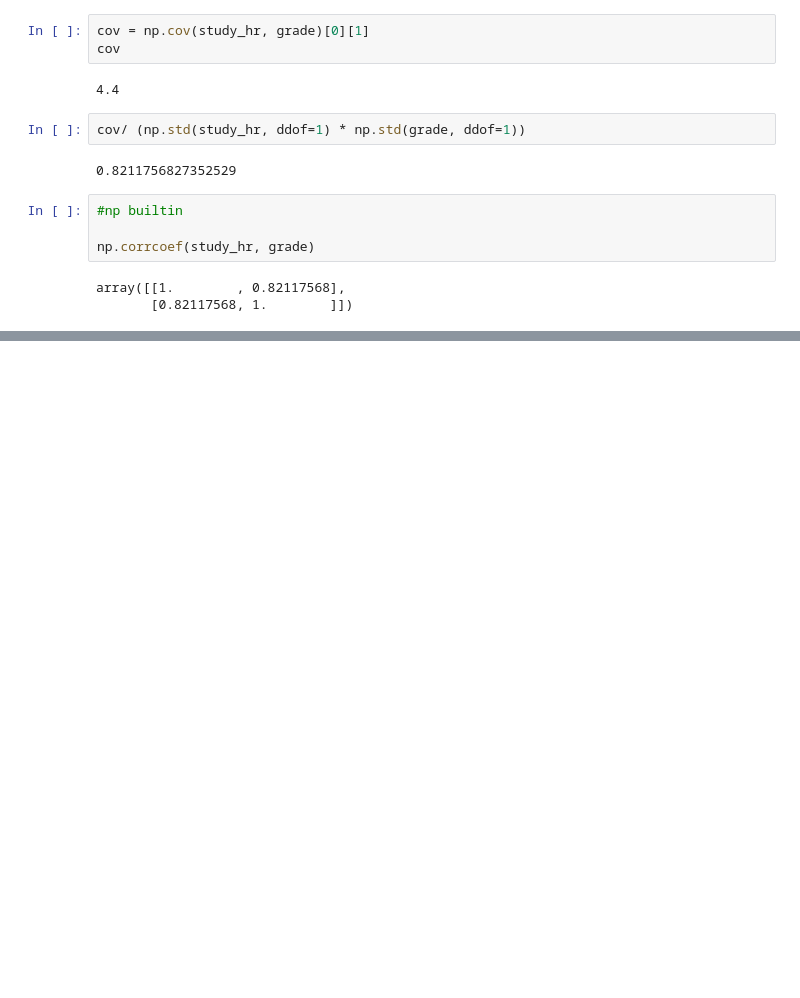
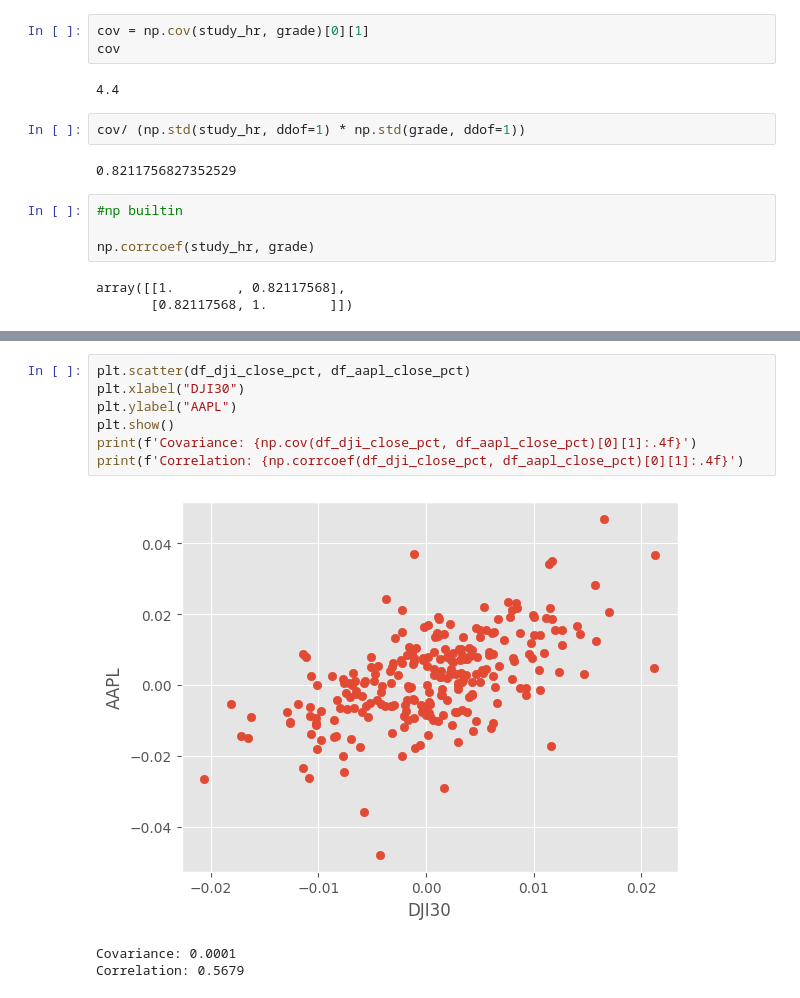
Before and after one commit to astrrr/quant-lab, a Jupyter notebook: lab_py_fin_covariance_correlation.ipynb, the cells around one changed output, grey strips where cells are left out. Saved outputs shown, nothing was run; the diff lists cells and outputs as text; blank space fills up the shorter version.

```diff
--- a/lab_py_fin_covariance_correlation.ipynb
+++ b/lab_py_fin_covariance_correlation.ipynb
@@ -167,0 +282,11 @@ array([[1.        , 0.82117568],
+# %%
+plt.scatter(df_dji_close_pct, df_aapl_close_pct)
+plt.xlabel("DJI30")
+plt.ylabel("AAPL")
+plt.show()
+print(f'Covariance: {np.cov(df_dji_close_pct, df_aapl_close_pct)[0][1]:.4f}')
+print(f'Correlation: {np.corrcoef(df_dji_close_pct, df_aapl_close_pct)[0][1]:.4f}')
+# %% [output]
+[figure, added]
+Covariance: 0.0001
+Correlation: 0.5679
```
Also changed, not shown: parts of 20 cells of this notebook.
